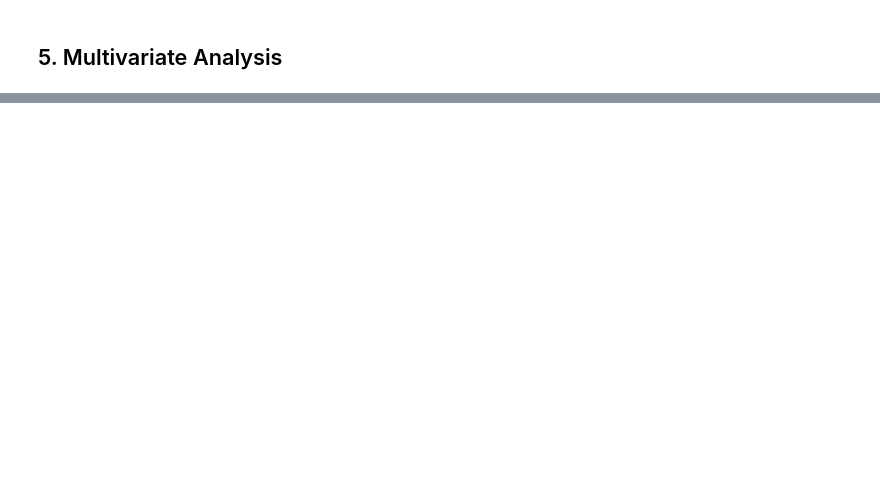
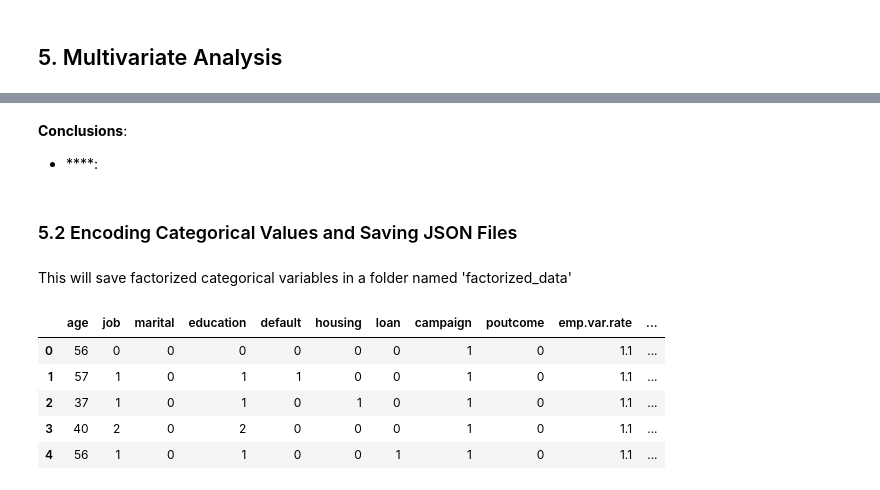
Before and after one commit to 4GeeksAcademy/logistic-regresion, a Jupyter notebook: src/explore.ipynb, the cells around one changed output, grey strips where cells are left out. Drawn from its saved outputs; the diff is of its cells as text; code cells hidden in the pictures; blank space fills up the shorter version.

```diff
--- a/src/explore.ipynb
+++ b/src/explore.ipynb
@@ -375,0 +381,31 @@ plt.show()
+# %% [markdown]
+**Conclusions**:
+
+- ****:
+# %% [markdown]
+### 5.2 Encoding Categorical Values and Saving JSON Files <a id='c5-2'></a>
+# %% [markdown]
+This will save factorized categorical variables in a folder named 'factorized_data'
+# %%
+output_dir = os.path.join('factorize_data')
+os.makedirs(output_dir, exist_ok=True)
+
+clean_data_factorized = cleaned_data.copy()
+
+for categorical_col_name in categorical_variables:
+    codes, uniques = pd.factorize(cleaned_data[categorical_col_name])
+    transformation_rules = {original_cat: int(code) for code, original_cat in enumerate(uniques)}
+    clean_data_factorized[categorical_col_name] = codes
+    json_file_path = os.path.join(output_dir, f"factorized_{categorical_col_name}.json")
+
+    with open(json_file_path, "w") as f:
+        json.dump(transformation_rules, f, indent=4)
+
+clean_data_factorized.head()
+# %% [output]
+|  | age | job | marital | education | default | housing | loan | campaign | poutcome | emp.var.rate | ... |
+| 0 | 56 | 0 | 0 | 0 | 0 | 0 | 0 | 1 | 0 | 1.1 | ... |
+| 1 | 57 | 1 | 0 | 1 | 1 | 0 | 0 | 1 | 0 | 1.1 | ... |
+| 2 | 37 | 1 | 0 | 1 | 0 | 1 | 0 | 1 | 0 | 1.1 | ... |
+| 3 | 40 | 2 | 0 | 2 | 0 | 0 | 0 | 1 | 0 | 1.1 | ... |
+| 4 | 56 | 1 | 0 | 1 | 0 | 0 | 1 | 1 | 0 | 1.1 | ... |
```
Also changed, not shown: parts of 8 cells of this notebook, 8 other files.
